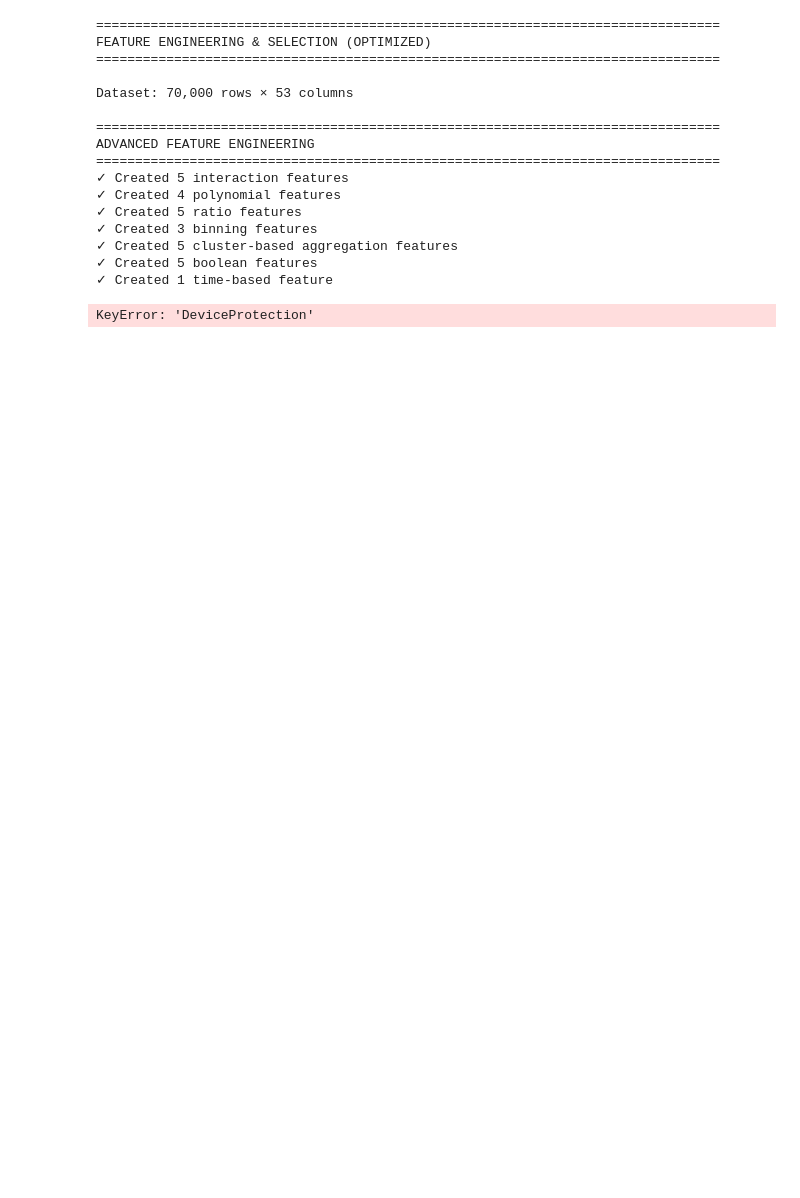
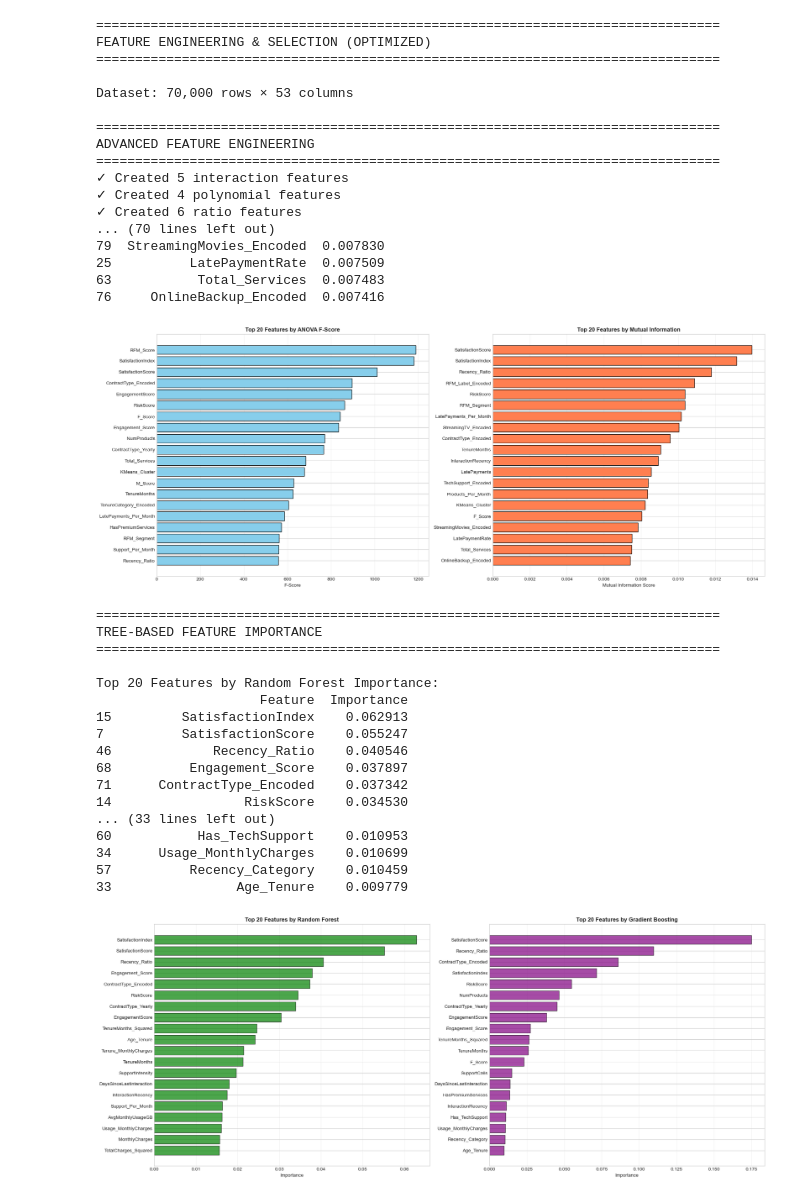
Before and after one commit to alitkbbl/Ecommerce-Customer-Churn, a Jupyter notebook: notebooks/08_data_preparation.ipynb, the cells around one changed output. Drawn from its saved outputs; the diff is of its cells as text; code cells hidden in the pictures; blank space fills up the shorter version.

```diff
--- a/notebooks/08_data_preparation.ipynb
+++ b/notebooks/08_data_preparation.ipynb
@@ -8,6 +8,7 @@ import pandas as pd
 import numpy as np
 import matplotlib.pyplot as plt
 import seaborn as sns
+from sklearn.preprocessing import LabelEncoder
 from sklearn.preprocessing import StandardScaler, LabelEncoder
 from sklearn.feature_selection import SelectKBest, f_classif, mutual_info_classif, RFE
 from sklearn.ensemble import RandomForestClassifier, GradientBoostingClassifier
@@ -17,7 +18,6 @@ from scipy.stats import chi2_contingency
 import warnings
 warnings.filterwarnings('ignore')
 
-# تنظیمات نمایش
 plt.style.use('seaborn-v0_8-whitegrid')
 sns.set_palette("Set2")
 pd.set_option('display.max_columns', None)
@@ -151,6 +151,16 @@ print(f"✓ Target: {y.shape[0]}")
 print(f"✓ Churn rate: {y.mean():.2%}")
 
 scaler = StandardScaler()
+categorical_cols = X.select_dtypes(include=['object', 'category']).columns.tolist()
+
+if categorical_cols:
+    le = LabelEncoder()
+    for col in categorical_cols:
+        X[col] = le.fit_transform(X[col].astype(str))
+    print(f"✓ Encoded {len(categorical_cols)} categorical columns")
+
+X.fillna(0, inplace=True)
+
 X_scaled = scaler.fit_transform(X)
 X_scaled_df = pd.DataFrame(X_scaled, columns=X.columns)
 print(f"✓ Features scaled using StandardScaler")
@@ -382,36 +392,55 @@ pd.DataFrame({'Feature': top_features}).to_csv('../data/processed/selected_featu
 print("✓ Saved: selected_features.csv")
 
 importance_df.to_csv('../data/processed/feature_importance_scores.csv', index=False)
 print("✓ Saved: feature_importance_scores.csv")
 
 final_data = pd.concat([X_final, y_final], axis=1)
 final_data.to_csv('../data/processed/customer_churn_final.csv', index=False)
 print("✓ Saved: customer_churn_final.csv")
 
 print("\n" + "="*80)
 print("FEATURE ENGINEERING & SELECTION COMPLETED")
 print("="*80)
 print(f"\nSummary:")
 print(f"  • Original features: {len(categorical_cols) + 15}")
 print(f"  • Engineered features: {df.shape[1] - len(categorical_cols) - 15}")
 print(f"  • Total features after encoding: {X.shape[1]}")
 print(f"  • Selected features for modeling: {len(top_features)}")
 print(f"  • Churn rate: {y.mean():.2%}")
 # %% [output]
 ================================================================================
 FEATURE ENGINEERING & SELECTION (OPTIMIZED)
 ================================================================================
 
 Dataset: 70,000 rows × 53 columns
 
 ================================================================================
 ADVANCED FEATURE ENGINEERING
 ================================================================================
 ✓ Created 5 interaction features
 ✓ Created 4 polynomial features
-✓ Created 5 ratio features
-✓ Created 3 binning features
-✓ Created 5 cluster-based aggregation features
-✓ Created 5 boolean features
-✓ Created 1 time-based feature
+✓ Created 6 ratio features
+... (70 lines left out)
+79  StreamingMovies_Encoded  0.007830
+25          LatePaymentRate  0.007509
+63           Total_Services  0.007483
+76     OnlineBackup_Encoded  0.007416
+[figure, added]
-KeyError: 'DeviceProtection'
+================================================================================
+TREE-BASED FEATURE IMPORTANCE
+================================================================================
+
+Top 20 Features by Random Forest Importance:
+                     Feature  Importance
+15         SatisfactionIndex    0.062913
+7          SatisfactionScore    0.055247
+46             Recency_Ratio    0.040546
+68          Engagement_Score    0.037897
+71      ContractType_Encoded    0.037342
+14                 RiskScore    0.034530
+... (33 lines left out)
+60           Has_TechSupport    0.010953
+34      Usage_MonthlyCharges    0.010699
+57          Recency_Category    0.010459
+33                Age_Tenure    0.009779
+[figure, added]
```
Also changed, not shown: parts of 1 cell of this notebook, 7 other files.
